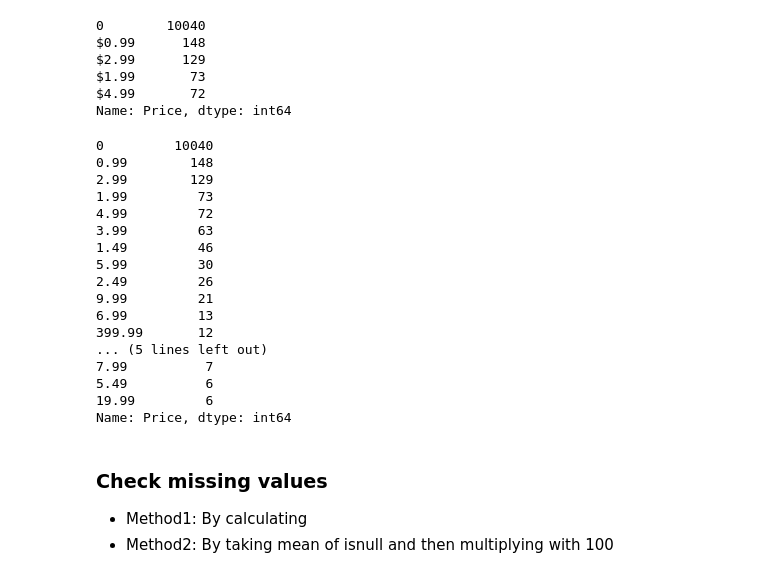
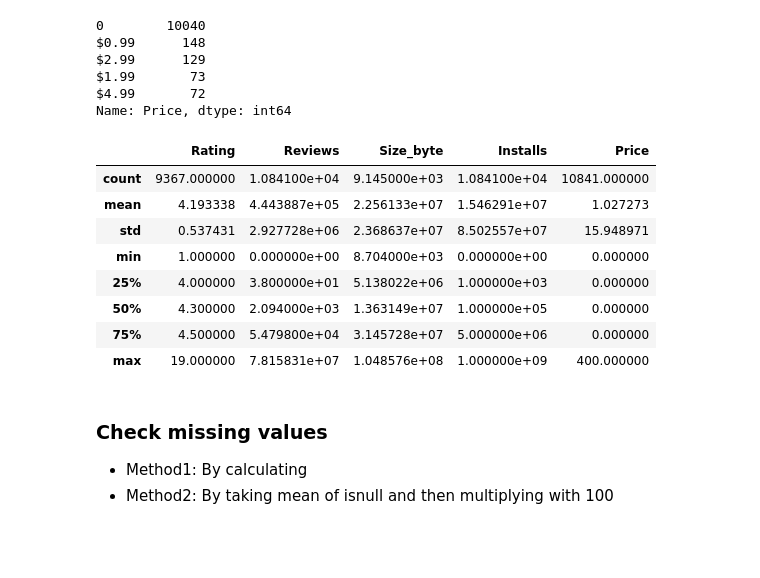
Before and after one commit to asfandyarsaeed1/Python-For-DataScience, a Jupyter notebook: Use_Cases_EDA/Use_Case1.ipynb, the cells around one changed output. Cells and saved outputs as stored; diff of their text form; code cells hidden in the pictures; blank space fills up the shorter version.

```diff
--- a/Use_Cases_EDA/Use_Case1.ipynb
+++ b/Use_Cases_EDA/Use_Case1.ipynb
@@ -284,23 +284,3 @@ $4.99       72
 Name: Price, dtype: int64
 # %%
 df['Price']=df['Price'].apply(lambda x: x.replace('$',"") if '$' in str(x) else x)
-# %%
-df['Price'].value_counts().head(20)
-# %% [output]
-0         10040
-0.99        148
-2.99        129
-1.99         73
-4.99         72
-3.99         63
-1.49         46
-5.99         30
-2.49         26
-9.99         21
-6.99         13
-399.99       12
-... (5 lines left out)
-7.99          7
-5.49          6
-19.99         6
-Name: Price, dtype: int64
@@ -307,3 +291,15 @@ Name: Price, dtype: int64
+# %%
+df.describe()
+# %% [output]
+|  | Rating | Reviews | Size_byte | Installs | Price |
+| count | 9367.000000 | 1.084100e+04 | 9.145000e+03 | 1.084100e+04 | 10841.000000 |
+| mean | 4.193338 | 4.443887e+05 | 2.256133e+07 | 1.546291e+07 | 1.027273 |
+| std | 0.537431 | 2.927728e+06 | 2.368637e+07 | 8.502557e+07 | 15.948971 |
+| min | 1.000000 | 0.000000e+00 | 8.704000e+03 | 0.000000e+00 | 0.000000 |
+| 25% | 4.000000 | 3.800000e+01 | 5.138022e+06 | 1.000000e+03 | 0.000000 |
+| 50% | 4.300000 | 2.094000e+03 | 1.363149e+07 | 1.000000e+05 | 0.000000 |
+| 75% | 4.500000 | 5.479800e+04 | 3.145728e+07 | 5.000000e+06 | 0.000000 |
+| max | 19.000000 | 7.815831e+07 | 1.048576e+08 | 1.000000e+09 | 400.000000 |
 # %% [markdown]
 ### Check missing values
 * Method1: By calculating
```
Also changed, not shown: parts of 17 cells of this notebook.
